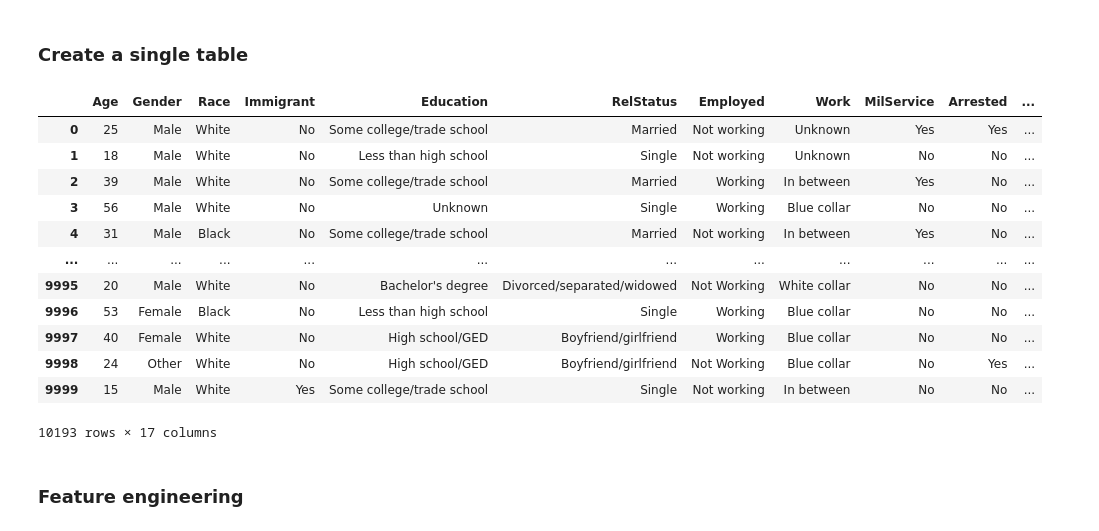
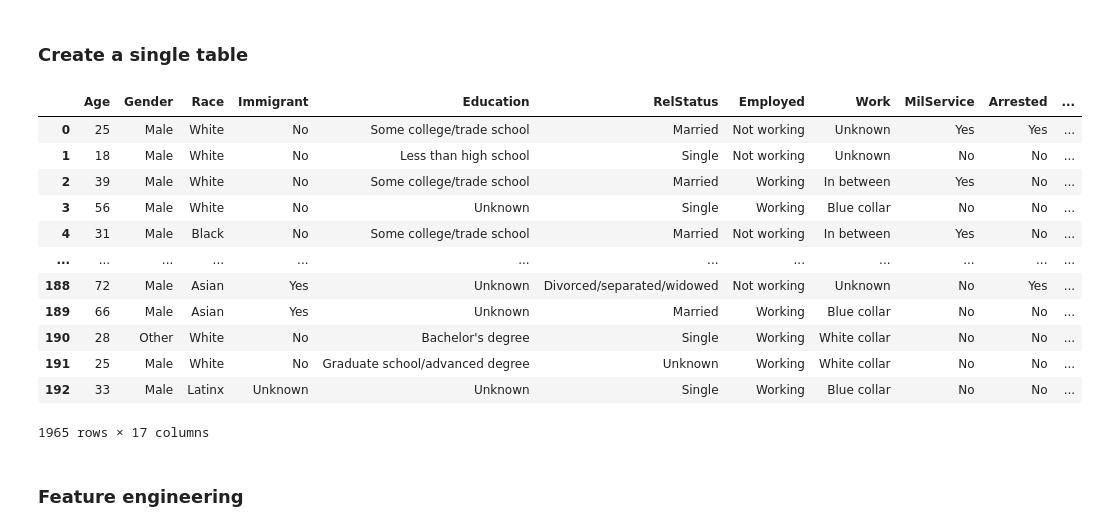
Before and after one commit to benoitchamot/Shootings, a Jupyter notebook: Model/Model_training.ipynb, the cells around one changed output. Saved outputs shown, nothing was run; the diff lists cells and outputs as text; code cells hidden in the pictures.

```diff
--- a/Model/Model_training.ipynb
+++ b/Model/Model_training.ipynb
@@ -30,26 +30,34 @@ from ml_classification import model_performance
 shooters_df = pd.read_csv(Path('model_blackbox_shooters.csv'))
 
 # General Population data
-genpop_df = pd.read_csv(Path('model_blackbox_genpop.csv'))
+genpop_df = pd.read_csv(Path('model_blackbox_genpop_1000.csv'))
 # %% [markdown]
 ### Create a single table
 # %%
 all_data = pd.concat([shooters_df, genpop_df], axis=0)
+
+
+# Up-sampling
+dupl = 4
+
+for i in range(dupl):
+    all_data = pd.concat([all_data, shooters_df], axis=0)
+
 all_data
 # %% [output]
 |  | Age | Gender | Race | Immigrant | Education | RelStatus | Employed | Work | MilService | Arrested | ... |
 | 0 | 25 | Male | White | No | Some college/trade school | Married | Not working | Unknown | Yes | Yes | ... |
 | 1 | 18 | Male | White | No | Less than high school | Single | Not working | Unknown | No | No | ... |
 | 2 | 39 | Male | White | No | Some college/trade school | Married | Working | In between | Yes | No | ... |
 | 3 | 56 | Male | White | No | Unknown | Single | Working | Blue collar | No | No | ... |
 | 4 | 31 | Male | Black | No | Some college/trade school | Married | Not working | In between | Yes | No | ... |
 | ... | ... | ... | ... | ... | ... | ... | ... | ... | ... | ... | ... |
-| 9995 | 20 | Male | White | No | Bachelor's degree | Divorced/separated/widowed | Not Working | White collar | No | No | ... |
-| 9996 | 53 | Female | Black | No | Less than high school | Single | Working | Blue collar | No | No | ... |
-| 9997 | 40 | Female | White | No | High school/GED | Boyfriend/girlfriend | Working | Blue collar | No | No | ... |
-| 9998 | 24 | Other | White | No | High school/GED | Boyfriend/girlfriend | Not Working | Blue collar | No | Yes | ... |
-| 9999 | 15 | Male | White | Yes | Some college/trade school | Single | Not working | In between | No | No | ... |
+| 188 | 72 | Male | Asian | Yes | Unknown | Divorced/separated/widowed | Not working | Unknown | No | Yes | ... |
+| 189 | 66 | Male | Asian | Yes | Unknown | Married | Working | Blue collar | No | No | ... |
+| 190 | 28 | Other | White | No | Bachelor's degree | Single | Working | White collar | No | No | ... |
+| 191 | 25 | Male | White | No | Graduate school/advanced degree | Unknown | Working | White collar | No | No | ... |
+| 192 | 33 | Male | Latinx | Unknown | Unknown | Single | Working | Blue collar | No | No | ... |
-10193 rows × 17 columns
+1965 rows × 17 columns
 # %%
 # Separate the data into labels and features
 # Separate the y variable, the labels
```
Also changed, not shown: parts of 9 cells of this notebook, 5 other files.
